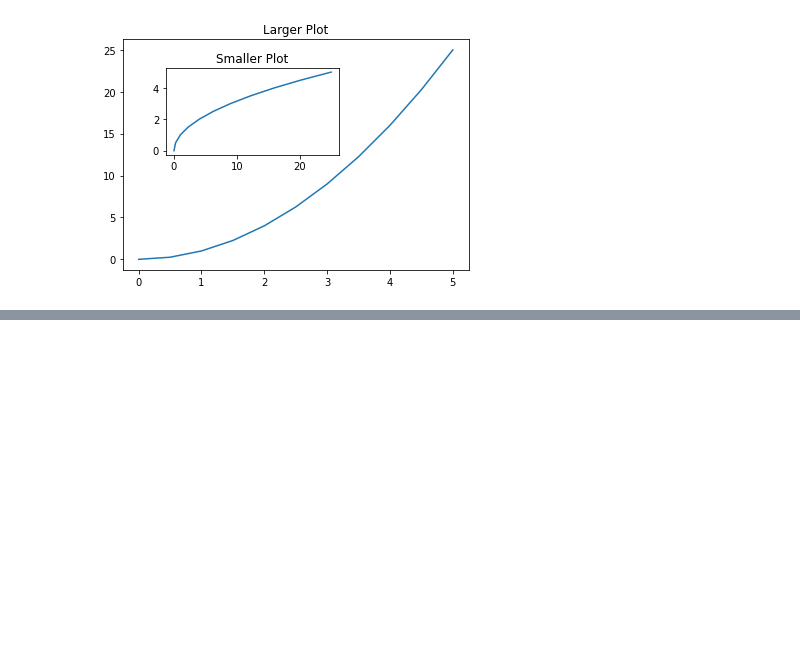
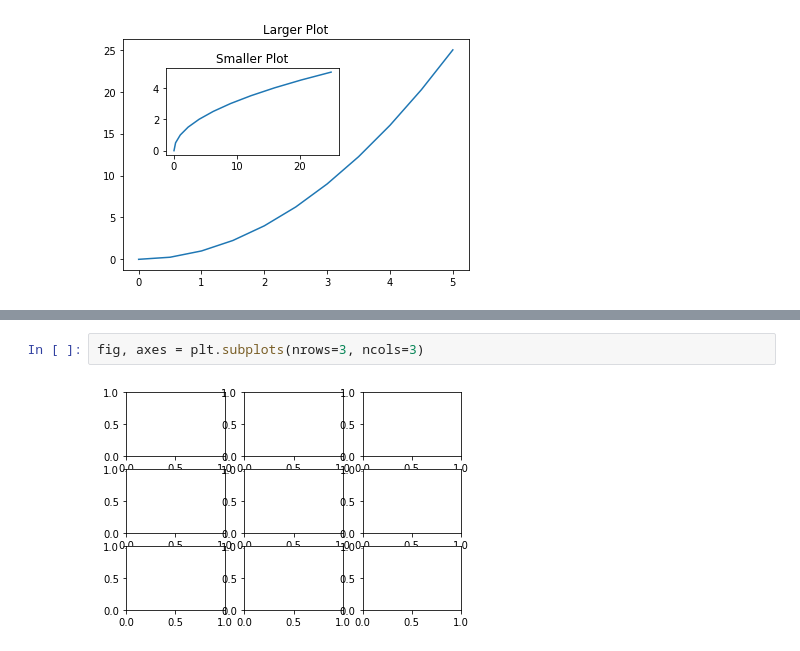
Before and after one commit to nids18/Matplotlib-, a Jupyter notebook: Data Visualization with Matplotlib Nids.ipynb, the cells around one changed output, grey strips where cells are left out. Drawn from its saved outputs; the diff is of its cells as text; blank space fills up the shorter version.

```diff
--- a/Data Visualization with Matplotlib Nids.ipynb
+++ b/Data Visualization with Matplotlib Nids.ipynb
@@ -96,0 +101,4 @@ Text(0.5, 1.0, 'Smaller Plot')
+# %%
+fig, axes = plt.subplots(nrows=3, ncols=3)
+# %% [output]
+[figure, added]
```
Also changed, not shown: parts of 27 cells of this notebook.
